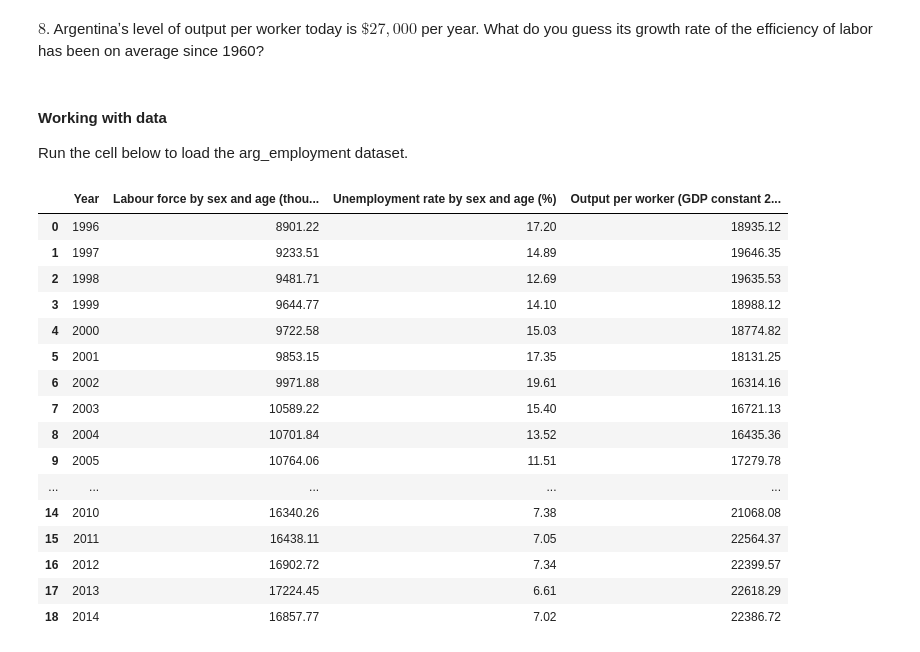
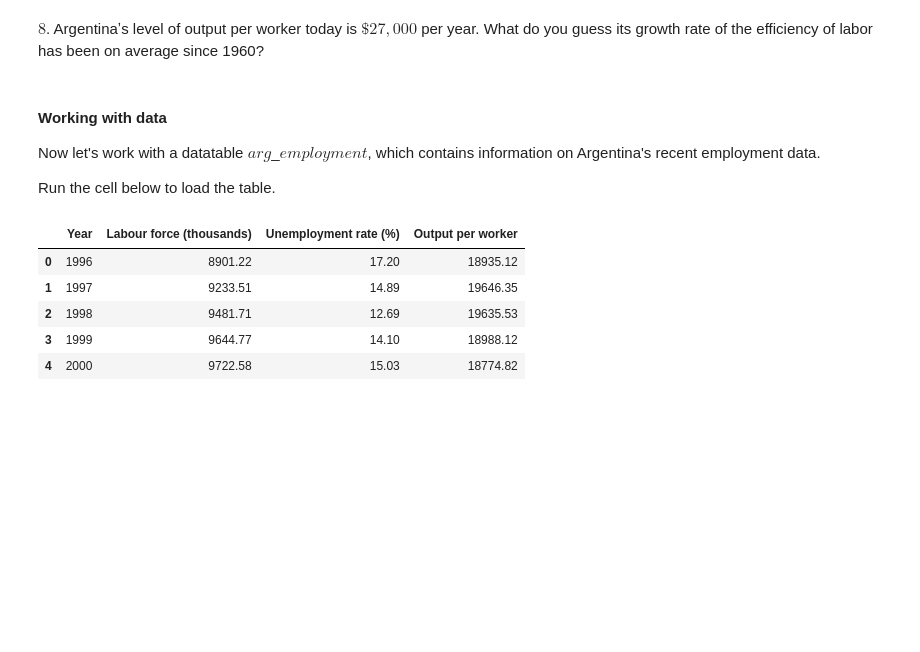
Before and after one commit to ds-modules/ECON-101B, a Jupyter notebook: Problem Set 2/Problem Set 2.ipynb, the cells around one changed output. Saved outputs shown, nothing was run; the diff lists cells and outputs as text; code cells hidden in the pictures; blank space fills up the shorter version.

```diff
--- a/Problem Set 2/Problem Set 2.ipynb
+++ b/Problem Set 2/Problem Set 2.ipynb
@@ -64,26 +186,18 @@ $8$. Argentinaʼs level of output per worker today is $\$27,000$ per year. What
 # %% [markdown]
 #### Working with data
 
-Run the cell below to load the arg_employment dataset.
+Now let's work with a datatable $arg$_$employment$, which contains information on Argentina's recent employment data.
+
+
+Run the cell below to load the table.
 # %%
 arg_employment = pd.read_csv('argentina_employment.csv')
 # %%
-arg_employment
+arg_employment.head()
 # %% [output]
-|  | Year | Labour force by sex and age (thou... | Unemployment rate by sex and age (%) | Output per worker (GDP constant 2... |
+|  | Year | Labour force (thousands) | Unemployment rate (%) | Output per worker |
 | 0 | 1996 | 8901.22 | 17.20 | 18935.12 |
 | 1 | 1997 | 9233.51 | 14.89 | 19646.35 |
 | 2 | 1998 | 9481.71 | 12.69 | 19635.53 |
 | 3 | 1999 | 9644.77 | 14.10 | 18988.12 |
 | 4 | 2000 | 9722.58 | 15.03 | 18774.82 |
-| 5 | 2001 | 9853.15 | 17.35 | 18131.25 |
-| 6 | 2002 | 9971.88 | 19.61 | 16314.16 |
-| 7 | 2003 | 10589.22 | 15.40 | 16721.13 |
-| 8 | 2004 | 10701.84 | 13.52 | 16435.36 |
-| 9 | 2005 | 10764.06 | 11.51 | 17279.78 |
-| ... | ... | ... | ... | ... |
-| 14 | 2010 | 16340.26 | 7.38 | 21068.08 |
-| 15 | 2011 | 16438.11 | 7.05 | 22564.37 |
-| 16 | 2012 | 16902.72 | 7.34 | 22399.57 |
-| 17 | 2013 | 17224.45 | 6.61 | 22618.29 |
-| 18 | 2014 | 16857.77 | 7.02 | 22386.72 |
```
Also changed, not shown: parts of 34 cells of this notebook, 1 other file.
